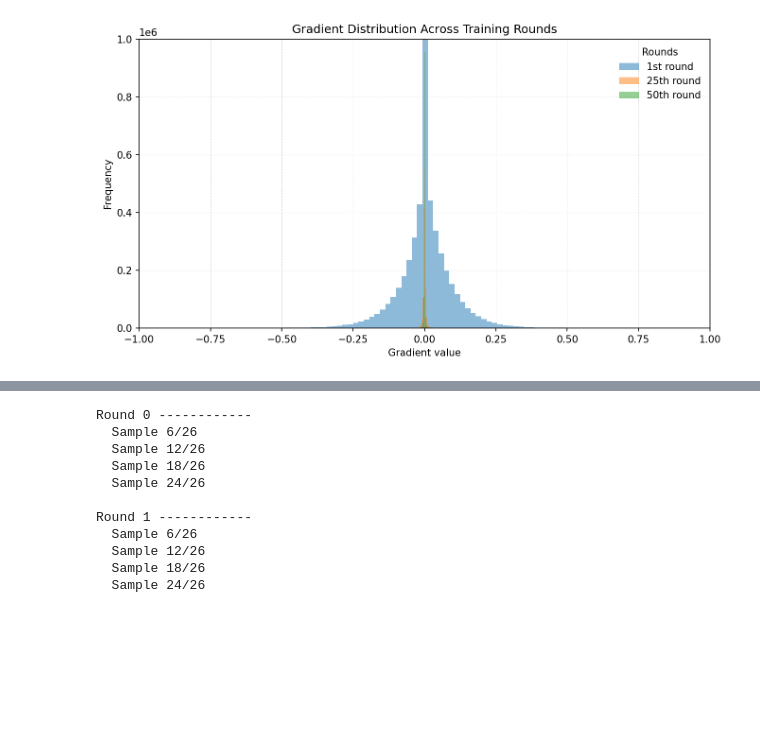
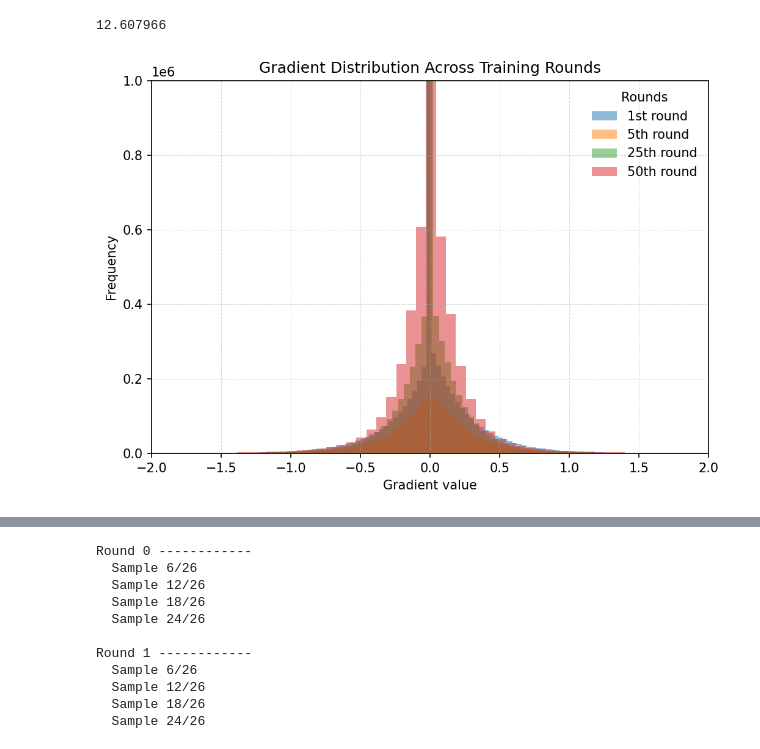
Before and after one commit to HosseinOutward/VUB-ACS-25_Thesis, a Jupyter notebook: experiments/distribution_shift_of_param_grad.ipynb, the cells around one changed output, grey strips where cells are left out. Cells and saved outputs as stored; diff of their text form; code cells hidden in the pictures; blank space fills up the shorter version.

```diff
--- a/experiments/distribution_shift_of_param_grad.ipynb
+++ b/experiments/distribution_shift_of_param_grad.ipynb
@@ -5,3 +13,7 @@ import pickle
+# %%
+np.mean(np.abs(temp-np.sign(temp)))/np.mean(np.abs(temp))
+# %% [output]
+12.607966
 # %%
 grad_list_rid = []
 for rid in range(50):
@@ -9,32 +21,41 @@ for rid in range(50):
     with gzip.open(path_to_file, 'rb') as f:
         grad_list_rid.append(OrderedDict({k: a.cpu() for k, a in pickle.load(f).items()}))
 model_shape_dict = {k: v.numpy().shape for k, v in grad_list_rid[0].items()}
-# %%
-import matplotlib.pyplot as plt
-from components.broadcast_components.broadcasting_process.ServerTrainingPerRoundProtocol import dict_to_array
-
-rounds = [
-    (dict_to_array(grad_list_rid[0])[0],  "1st round"),
-    (dict_to_array(grad_list_rid[len(grad_list_rid)//2])[0], "25th round"),
-    (dict_to_array(grad_list_rid[len(grad_list_rid)-1])[0], "50th round"),
-]
-
-plt.figure(figsize=(9, 5), dpi=150)
-
-for data, label in rounds:
-    plt.hist(data, bins=500, alpha=0.5, label=label)
-
-plt.xlim(-1,1)
-plt.ylim(0,1e6)
-plt.title("Gradient Distribution Across Training Rounds")
-plt.xlabel("Gradient value")
-plt.ylabel("Frequency")
-plt.legend(title="Rounds", frameon=False)
-plt.grid(True, linestyle="--", linewidth=0.5, alpha=0.5)
-plt.tight_layout()
-plt.show()
-# %% [output]
-[figure, removed]
+# %%
+import matplotlib.pyplot as plt
+import numpy as np
+from components.broadcast_components.broadcasting_process.ServerTrainingPerRoundProtocol import dict_to_array
+
+rounds = [
+    [dict_to_array(grad_list_rid[0])[0],  "1st round"],
+    [dict_to_array(grad_list_rid[4])[0],  "5th round"],
+    [dict_to_array(grad_list_rid[len(grad_list_rid)//2])[0], "25th round"],
+    [dict_to_array(grad_list_rid[len(grad_list_rid)-1])[0], "50th round"],
+]
+for i in range(len(rounds)):
+    # rounds[i][0] = rounds[i][0][np.abs(rounds[i][0])<1.2]
+    grad_vect = rounds[i][0]
+    temp = np.percentile(np.abs(grad_vect), 99)
+    grad_vect /=temp
+    grad_vect = grad_vect[np.abs(grad_vect)<1.2]
+    grad_vect *= temp
+
+plt.figure(figsize=(7, 5), dpi=150)
+
+for data, label in rounds:
+    plt.hist(data, bins=1000, alpha=0.5, label=label)
+
+plt.xlim(-2,2)
+plt.ylim(0,1e6)
+plt.title("Gradient Distribution Across Training Rounds")
+plt.xlabel("Gradient value")
+plt.ylabel("Frequency")
+plt.legend(title="Rounds", frameon=False)
+plt.grid(True, linestyle="--", linewidth=0.5, alpha=0.5)
+plt.tight_layout()
+plt.show()
+# %% [output]
+[figure, added]
 # %%
 from scipy.stats import entropy
 import numpy as np
```
Also changed, not shown: parts of 3 cells of this notebook, 2 other files.
